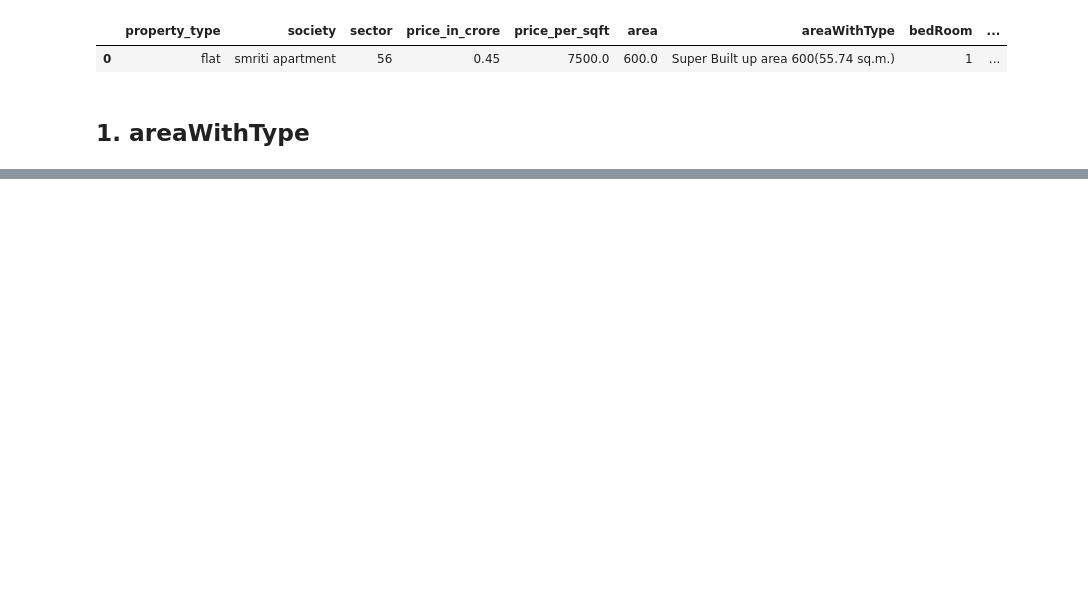
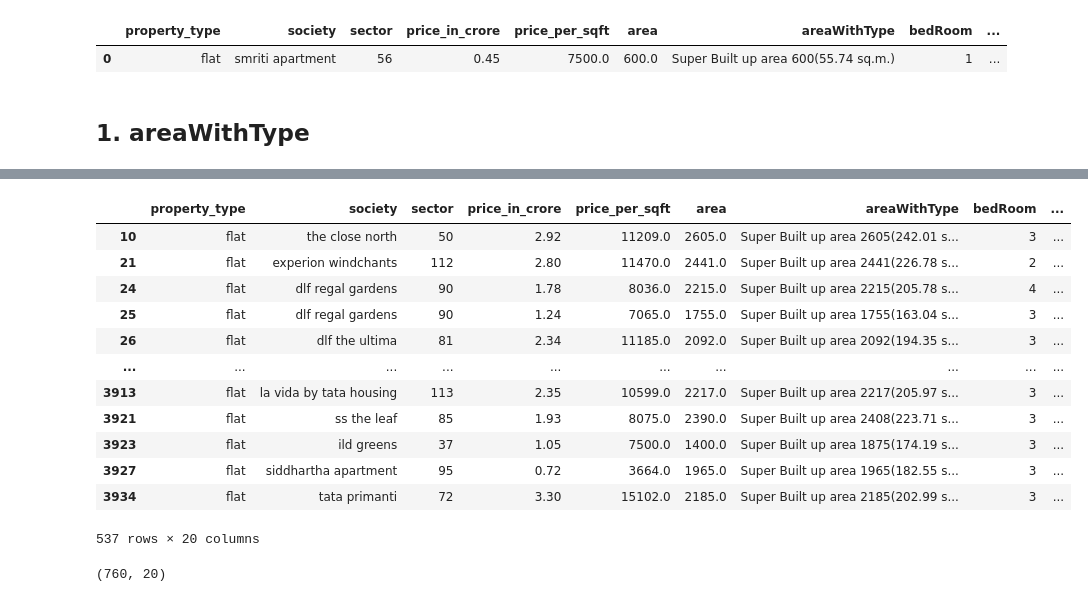
Before and after one commit to ashu123243/GHARPREDICT, a Jupyter notebook: feature-engineering.ipynb, the cells around one changed output, grey strips where cells are left out. Saved outputs shown, nothing was run; the diff lists cells and outputs as text; code cells hidden in the pictures; blank space fills up the shorter version.

```diff
--- a/feature-engineering.ipynb
+++ b/feature-engineering.ipynb
@@ -69,0 +70,20 @@ df.head()
+# %%
+df[~((df['super_built_up_area'].isnull()) | (df['built_up_area'].isnull()) | (df['carpet_area'].isnull()))]
+# %% [output]
+|  | property_type | society | sector | price_in_crore | price_per_sqft | area | areaWithType | bedRoom | ... |
+| 10 | flat | the close north | 50 | 2.92 | 11209.0 | 2605.0 | Super Built up area 2605(242.01 s... | 3 | ... |
+| 21 | flat | experion windchants | 112 | 2.80 | 11470.0 | 2441.0 | Super Built up area 2441(226.78 s... | 2 | ... |
+| 24 | flat | dlf regal gardens | 90 | 1.78 | 8036.0 | 2215.0 | Super Built up area 2215(205.78 s... | 4 | ... |
+| 25 | flat | dlf regal gardens | 90 | 1.24 | 7065.0 | 1755.0 | Super Built up area 1755(163.04 s... | 3 | ... |
+| 26 | flat | dlf the ultima | 81 | 2.34 | 11185.0 | 2092.0 | Super Built up area 2092(194.35 s... | 3 | ... |
+| ... | ... | ... | ... | ... | ... | ... | ... | ... | ... |
+| 3913 | flat | la vida by tata housing | 113 | 2.35 | 10599.0 | 2217.0 | Super Built up area 2217(205.97 s... | 3 | ... |
+| 3921 | flat | ss the leaf | 85 | 1.93 | 8075.0 | 2390.0 | Super Built up area 2408(223.71 s... | 3 | ... |
+| 3923 | flat | ild greens | 37 | 1.05 | 7500.0 | 1400.0 | Super Built up area 1875(174.19 s... | 3 | ... |
+| 3927 | flat | siddhartha apartment | 95 | 0.72 | 3664.0 | 1965.0 | Super Built up area 1965(182.55 s... | 3 | ... |
+| 3934 | flat | tata primanti | 72 | 3.30 | 15102.0 | 2185.0 | Super Built up area 2185(202.99 s... | 3 | ... |
+537 rows × 20 columns
+# %%
+df[df['areaWithType'].str.contains('Plot')].shape
+# %% [output]
+(760, 20)
```
Also changed, not shown: parts of 62 cells of this notebook, 2 other files.
